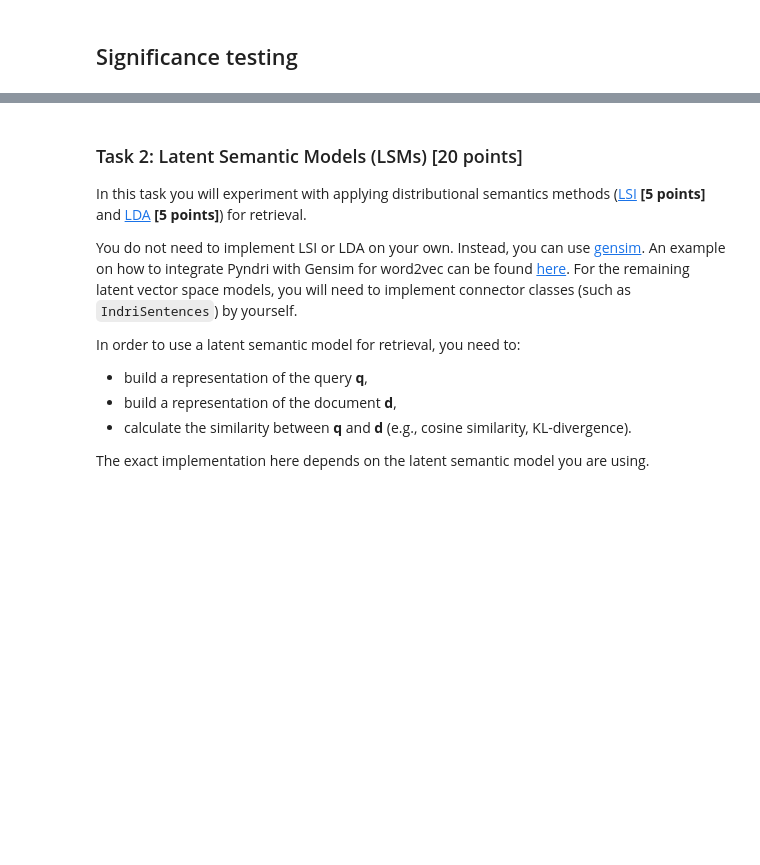
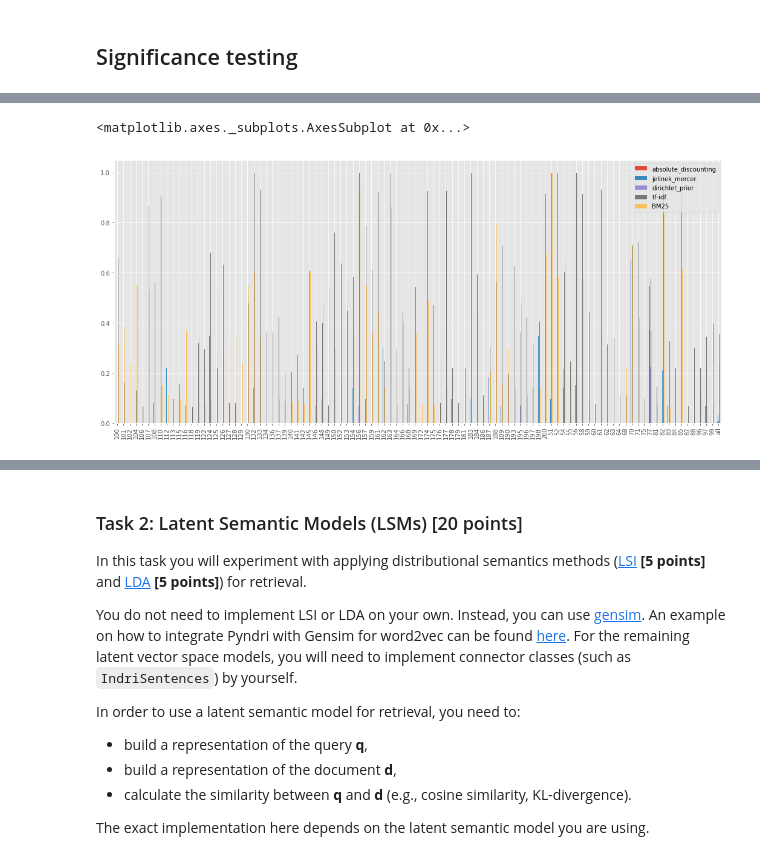
Before and after one commit to littlewine/search-struct-unstruct-data, a Jupyter notebook: assignment 1 guido.ipynb, the cells around one changed output, grey strips where cells are left out. Saved outputs shown, nothing was run; the diff lists cells and outputs as text; code cells hidden in the pictures; blank space fills up the shorter version.

```diff
--- a/assignment 1 guido.ipynb
+++ b/assignment 1 guido.ipynb
@@ -804,2 +669,4 @@ scores.drop('recall_1000',axis=1).plot()
 # %% [markdown]
 ## Significance testing
+# %%
+ndcg_all={}
@@ -805,0 +787,41 @@ scores.drop('recall_1000',axis=1).plot()
+# %%
+tfidf_results = pd.DataFrame()
+
+results = !trec_eval -m all_trec -q ./ap_88_89/qrel_test retrievals/tf-idf.run | grep -E "^ndcg_cut_10\s"
+
+for result in results:
+    result = re.sub( '\s+', ' ', result ).strip().split()
+
+    index = result[1]
+    value = float(result[2])
+
+    tfidf_results.set_value(index, 1, value)
+# %%
+bm25_results = pd.DataFrame()
+
+results = !trec_eval -m all_trec -q ./ap_88_89/qrel_test retrievals/bm25.run | grep -E "^ndcg_cut_10\s"
+
+for result in results:
+    result = re.sub( '\s+', ' ', result ).strip().split()
+
+    index = result[1]
+    value = float(result[2])
+
+    bm25_results.set_value(index, 1, value)
+# %%
+best_scores = pd.DataFrame()
+best_scores['absolute_discounting'] = ndcg_all['absolute_discounting'][0.1]
+best_scores['jelinek_mercer'] = ndcg_all['jelinek_mercer'][0.1]
+best_scores['dirichlet_prior'] = ndcg_all['dirichlet_prior'][1500]
+
+best_scores['tf-idf'] = tfidf_results
+best_scores['BM25'] = bm25_results
+
+
+best_scores = best_scores.applymap(lambda x: float(x))
+# %%
+#plot non-zero queries only
+best_scores[best_scores.sum(axis=1)>0].plot(kind='bar',figsize=(18,8))
+# %% [output]
+<matplotlib.axes._subplots.AxesSubplot at 0x...>
+[figure, added]
```
Also changed, not shown: parts of 86 cells of this notebook.
